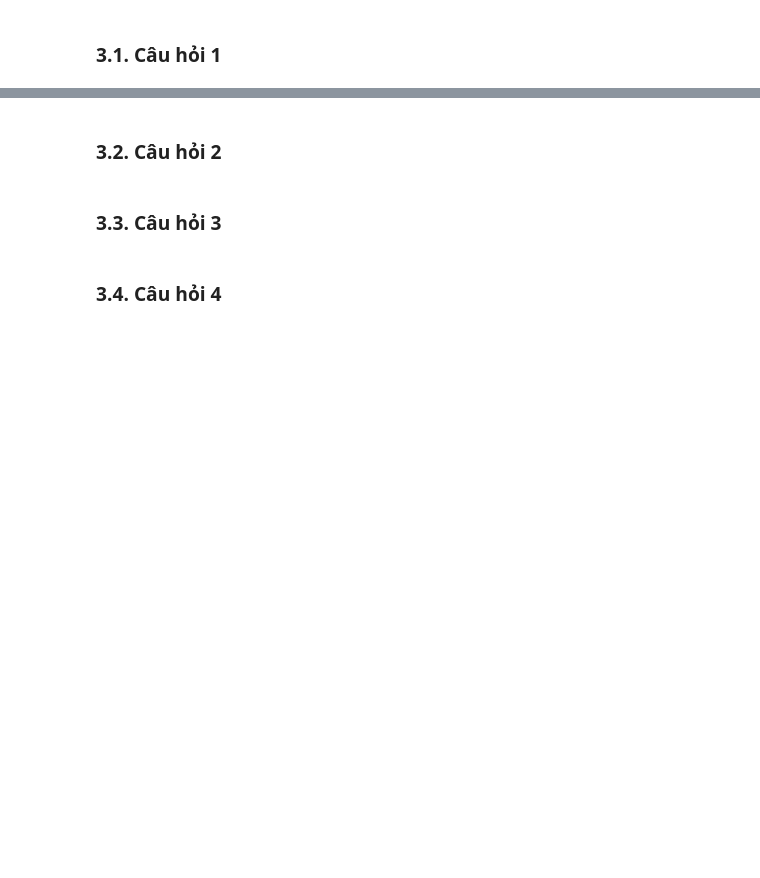
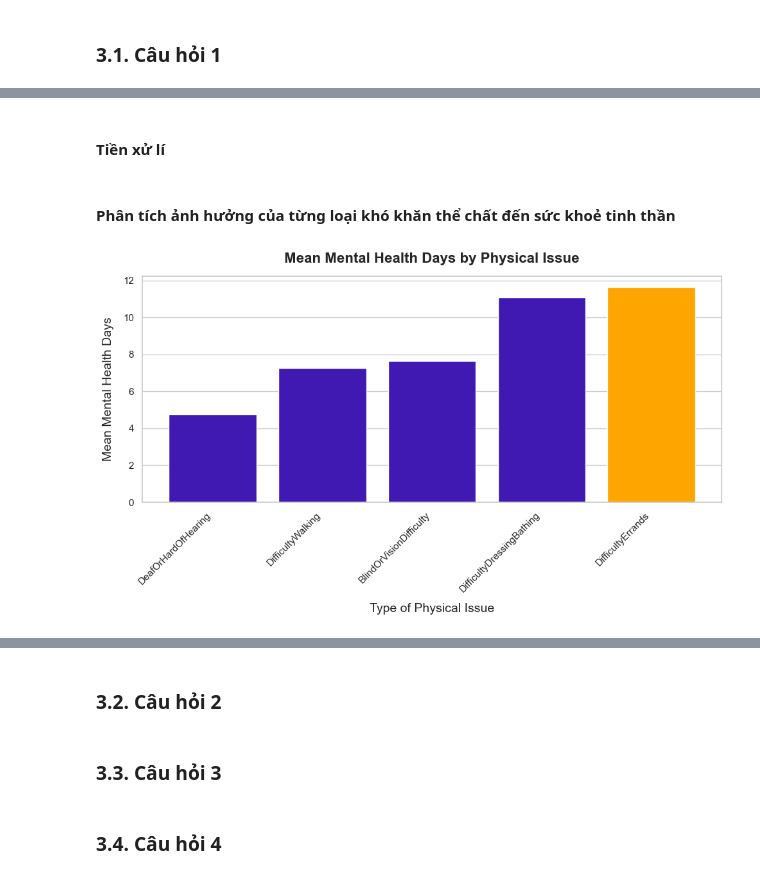
Before and after one commit to HoanggNguyen/LTKHDL_22-21, a Jupyter notebook: P4DS_Final_Project.ipynb, the cells around one changed output, grey strips where cells are left out. Saved outputs shown, nothing was run; the diff lists cells and outputs as text; code cells hidden in the pictures; blank space fills up the shorter version.

```diff
--- a/P4DS_Final_Project.ipynb
+++ b/P4DS_Final_Project.ipynb
@@ -752,0 +792,46 @@ plot_distributions(data_heart, columns_to_plot)
+# %% [markdown]
+#### Tiền xử lí
+# %%
+data_Q3 = data_heart[['PhysicalActivities', 'MentalHealthDays','DeafOrHardOfHearing',
+                      'BlindOrVisionDifficulty', 'DifficultyWalking',
+                      'DifficultyDressingBathing', 'DifficultyErrands']].copy()
+
+physical_issues = ['DeafOrHardOfHearing', 'BlindOrVisionDifficulty','DifficultyWalking',
+                   'DifficultyDressingBathing', 'DifficultyErrands']
+
+#Thêm cột phân loại số lượng vấn đề thể chất
+data_Q3['NumberPhysicalIssues'] = data_Q3[physical_issues].eq('Yes').sum(axis=1)
+# %% [markdown]
+#### Phân tích ảnh hưởng của từng loại khó khăn thể chất đến sức khoẻ tinh thần
+# %%
+# Chuẩn bị dữ liệu
+data = {}
+for issue in physical_issues:
+    data[issue] = data_Q3[data_Q3[issue] == 'Yes']['MentalHealthDays'].mean()
+
+# Chuyển đổi sang DataFrame
+df = pd.DataFrame(list(data.items()), columns=['Physical Issue', 'Mean Mental Health Days'])
+df = df.sort_values(by='Mean Mental Health Days', ascending=True)
+
+# Tìm cột cao nhất
+max_value = df['Mean Mental Health Days'].max()
+max_issue = df[df['Mean Mental Health Days'] == max_value]['Physical Issue'].iloc[0]
+
+sns.set_theme(style="whitegrid", palette="pastel")
+
+plt.figure(figsize=(10, 6))
+sns.barplot(data=df, x='Physical Issue', y='Mean Mental Health Days', color='#3300CC')
+
+plt.bar(max_issue, max_value, color='orange', label='Highest Accuracy')
+plt.title('Mean Mental Health Days by Physical Issue', fontsize=16, fontweight='bold', pad=15)
+plt.xlabel('Type of Physical Issue', fontsize=14, labelpad=10)
+plt.ylabel('Mean Mental Health Days', fontsize=14, labelpad=10)
+
+# Xoay nhãn trục X
+plt.xticks(rotation=45, ha='right')
+
+# Hiển thị biểu đồ
+plt.tight_layout()
+plt.show()
+# %% [output]
+[figure, added]
```
Also changed, not shown: parts of 32 cells of this notebook, 1 other file.
